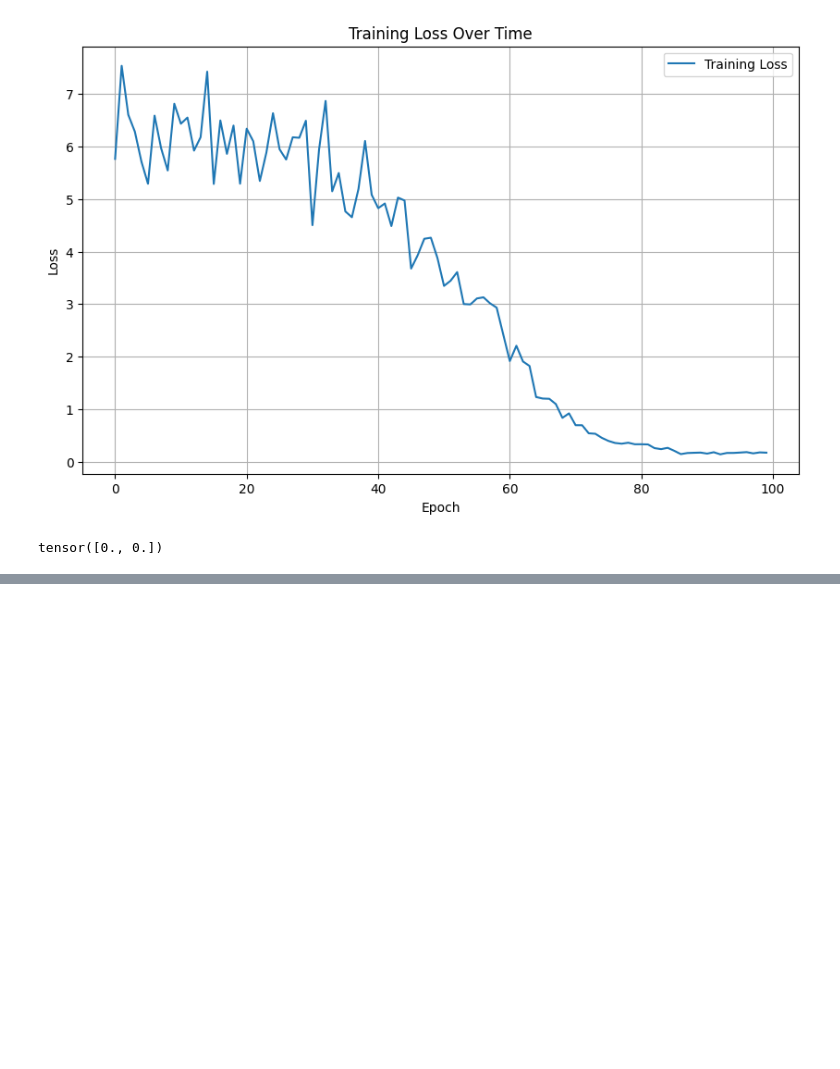
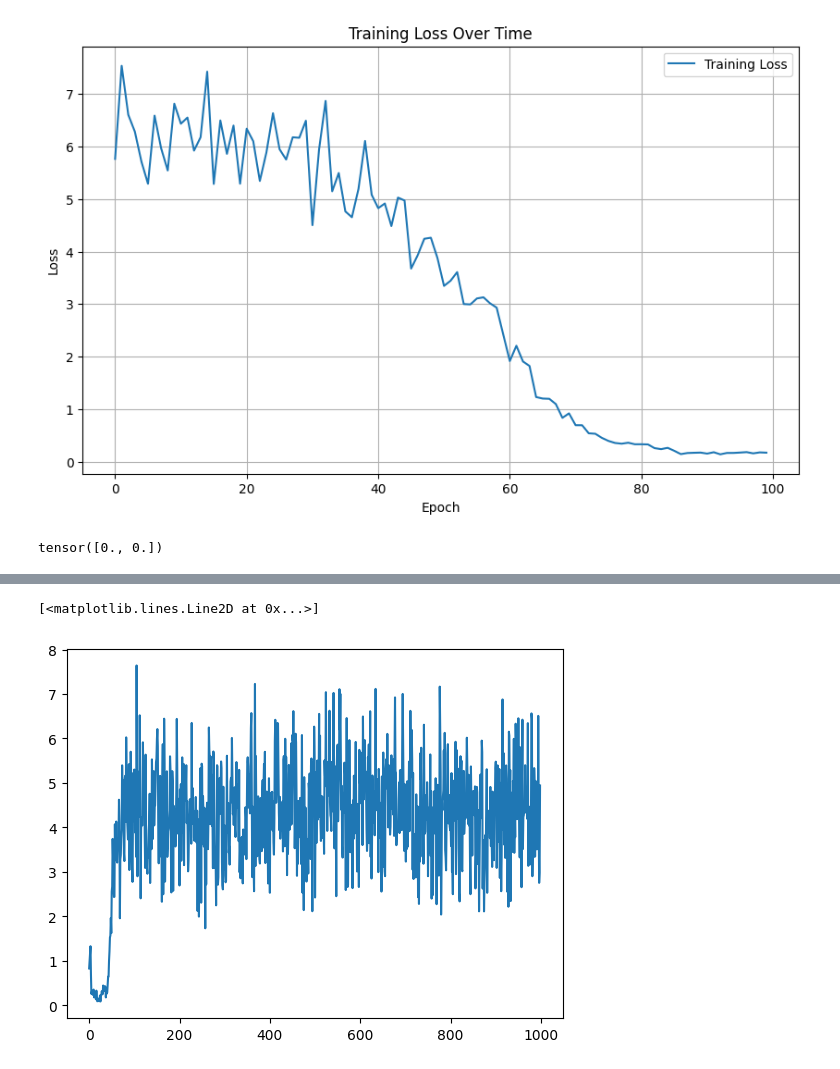
Before and after one commit to Jessie-WU0910/SCDAA-CW, a Jupyter notebook: Coursework.ipynb, the cells around one changed output, grey strips where cells are left out. Drawn from its saved outputs; the diff is of its cells as text; code cells hidden in the pictures; blank space fills up the shorter version.

```diff
--- a/Coursework.ipynb
+++ b/Coursework.ipynb
@@ -588,0 +608,7 @@ Error:
+# %%
+errors = [torch.mean(torch.abs(value[i+1]-value[i])).item() for i, _ in enumerate(value[:-1])]
+# %%
+plt.plot(errors)
+# %% [output]
+[<matplotlib.lines.Line2D at 0x...>]
+[figure, added]
```
Also changed, not shown: parts of 2 cells of this notebook.
